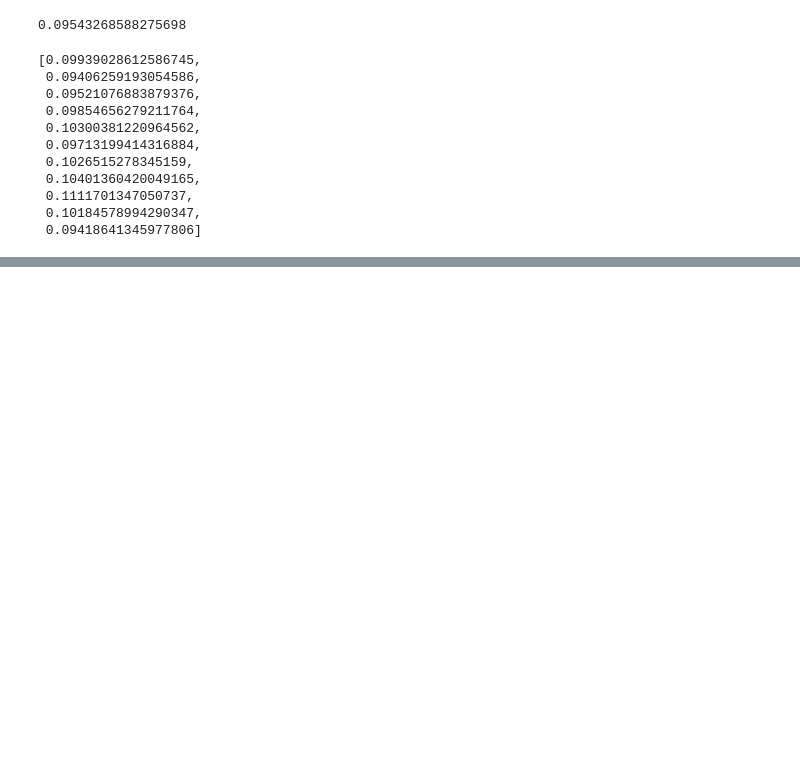
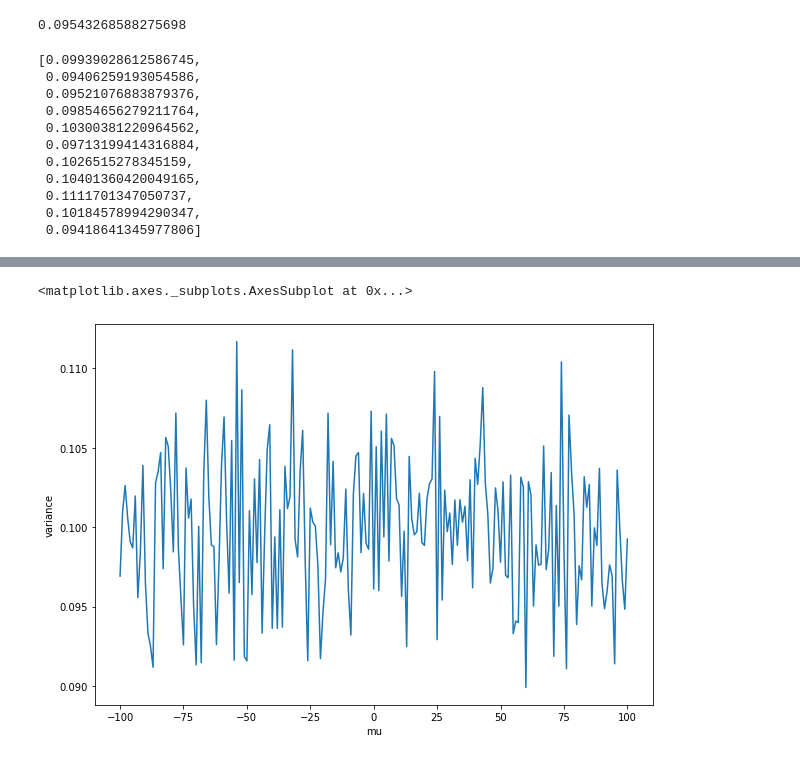
Before and after one commit to ShrayankM/Foundations-OF-DataScience-Assignments, a Jupyter notebook: Week - 18 Description of sample statics/W18_Demos.ipynb, the cells around one changed output, grey strips where cells are left out. Saved outputs shown, nothing was run; the diff lists cells and outputs as text; code cells hidden in the pictures; blank space fills up the shorter version.

```diff
--- a/Week - 18 Description of sample statics/W18_Demos.ipynb
+++ b/Week - 18 Description of sample statics/W18_Demos.ipynb
@@ -82,6 +124,14 @@ fig = px.line(x = mu_range, y = var_list, width = 800, height = 500)
 fig.show()
 # %% [output]
 [interactive output not drawn]
+# %%
+data = pd.DataFrame({'mu' : mu_range, 'variance' : var_list})
+# %%
+plt.figure(figsize = (10, 7))
+sns.lineplot(data = data, x = 'mu', y = 'variance')
+# %% [output]
+<matplotlib.axes._subplots.AxesSubplot at 0x...>
+[figure, added]
 # %%
 def compute_sigma(mu = 1):
     variance_list = []
```
Also changed, not shown: parts of 10 cells of this notebook.
